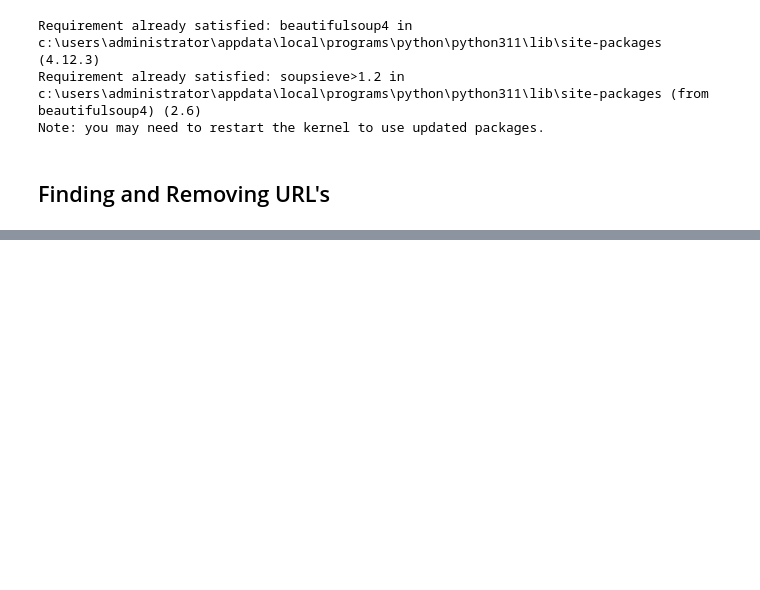
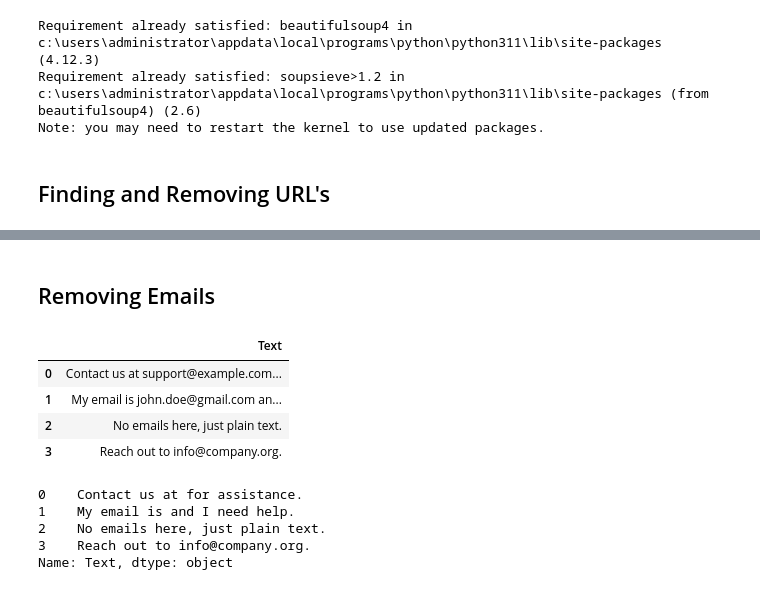
Before and after one commit to puramnagendra2/ML-DL-Libraries, a Jupyter notebook: Text Preprocessing.ipynb, the cells around one changed output, grey strips where cells are left out. Cells and saved outputs as stored; diff of their text form; code cells hidden in the pictures; blank space fills up the shorter version.

```diff
--- a/Text Preprocessing.ipynb
+++ b/Text Preprocessing.ipynb
@@ -377,0 +470,48 @@ html_rem2 = df_html['text'].apply(remove_html_tags_bs)
+# %% [markdown]
+## Removing Emails
+# %%
+# Dataset
+email_df = pd.DataFrame({
+    'Text': [
+        "Contact us at support@example.com for assistance.",
+        "My email is john.doe@gmail.com and I need help.",
+        "No emails here, just plain text.",
+        "Reach out to info@company.org."
+    ]
+})
+
+email_df.head()
+# %% [output]
+|  | Text |
+| 0 | Contact us at support@example.com... |
+| 1 | My email is john.doe@gmail.com an... |
+| 2 | No emails here, just plain text. |
+| 3 | Reach out to info@company.org. |
+# %%
+# Method 1
+email_rem1 = email_df['Text'].str.replace(r'\b[a-zA-Z0-9._%+-]+@[a-zA-Z0-9.-]+\.[a-zA-Z]{2,}\b', '', regex=True)
+
+# Method 2
+def remove_emails(text):
+    return re.sub(r'\b[a-zA-Z0-9._%+-]+@[a-zA-Z0-9.-]+\.[a-zA-Z]{2,}\b', '', text)
+email_rem2 = email_df['Text'].apply(remove_emails)
+
+# Method 3 (Makes all small case)
+email_rem3 = email_df['Text'].apply(lambda x: clean(x, lower=False, no_emails=True, replace_with_email=""))
+
+# Method 4
+def is_email(word):
+    return re.match(r'^[a-zA-Z0-9._%+-]+@[a-zA-Z0-9.-]+\.[a-zA-Z]{2,}$', word) is not None
+
+def remove_emails_custom(text):
+    words = text.split()
+    return ' '.join(word for word in words if not is_email(word))
+email_rem4 = email_df['Text'].apply(remove_emails_custom)
+
+email_rem4.head()
+# %% [output]
+0    Contact us at for assistance.
+1    My email is and I need help.
+2    No emails here, just plain text.
+3    Reach out to info@company.org.
+Name: Text, dtype: object
```
Also changed, not shown: parts of 52 cells of this notebook, 2 other files.
